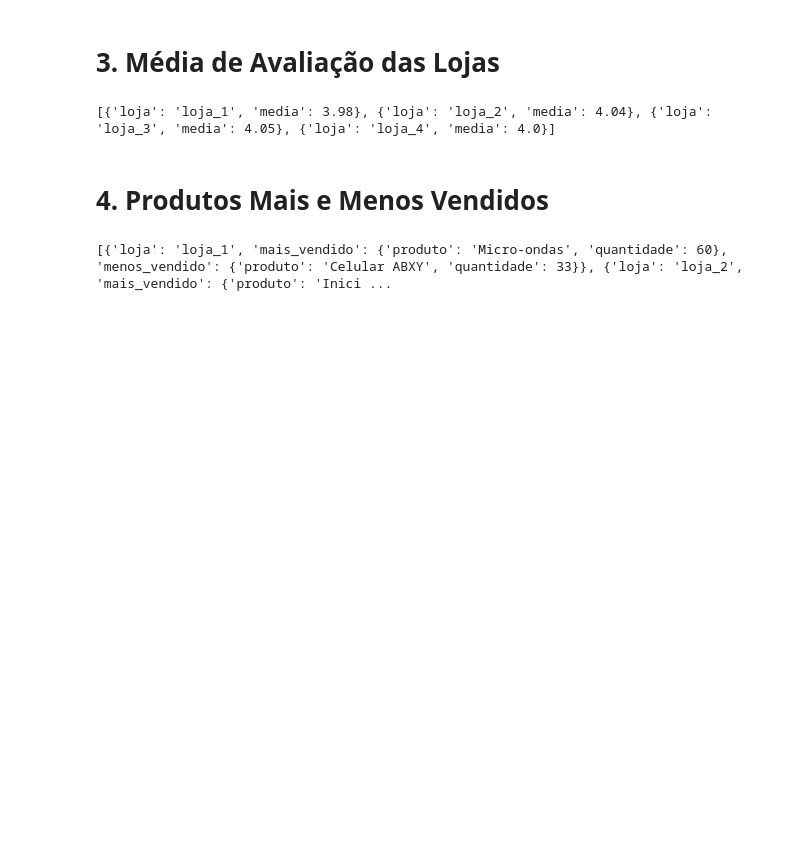
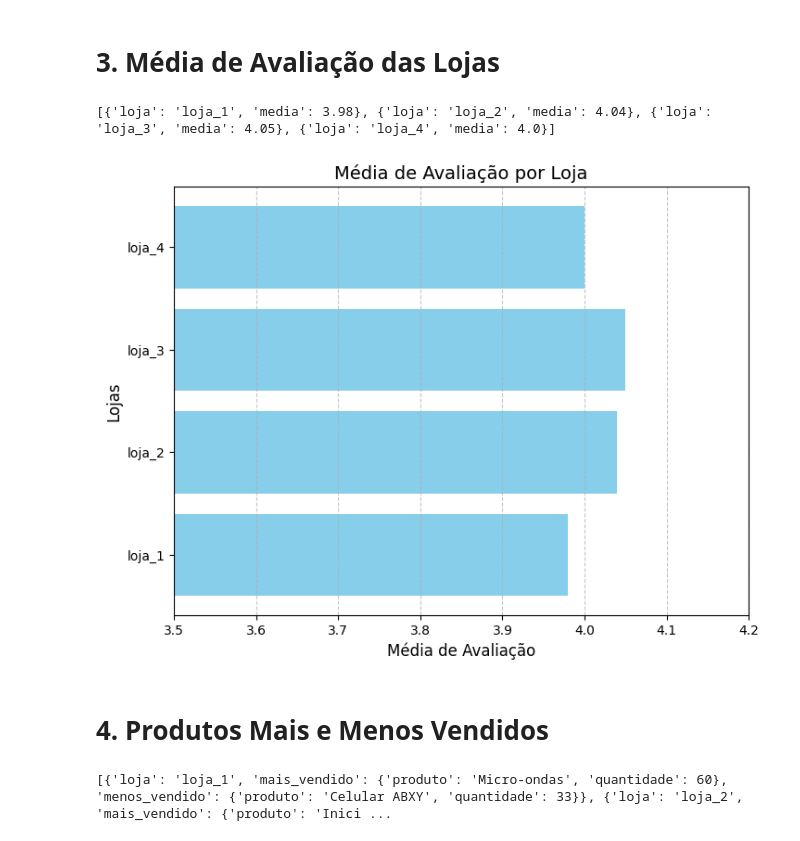
Before and after one commit to gabrielScript-dev/challenge-alura-store, a Jupyter notebook: AluraStoreBr.ipynb, the cells around one changed output. Drawn from its saved outputs; the diff is of its cells as text; code cells hidden in the pictures; blank space fills up the shorter version.

```diff
--- a/AluraStoreBr.ipynb
+++ b/AluraStoreBr.ipynb
@@ -124,6 +169,24 @@ lista_avaliacoes = avaliacao_das_lojas(dados_lojas)
 print(lista_avaliacoes)
 # %% [output]
 [{'loja': 'loja_1', 'media': 3.98}, {'loja': 'loja_2', 'media': 4.04}, {'loja': 'loja_3', 'media': 4.05}, {'loja': 'loja_4', 'media': 4.0}]
+# %%
+# Extraindo os nomes das lojas e as médias de avaliação
+nomes_lojas = [loja['loja'] for loja in lista_avaliacoes]
+medias_avaliacoes = [loja['media'] for loja in lista_avaliacoes]
+
+# Criando o gráfico de barras horizontais
+plt.figure(figsize=(8, 6))
+plt.barh(nomes_lojas, medias_avaliacoes, color='skyblue')
+plt.title('Média de Avaliação por Loja', fontsize=14)
+plt.xlabel('Média de Avaliação', fontsize=12)
+plt.ylabel('Lojas', fontsize=12)
+plt.xticks(fontsize=10)
+plt.yticks(fontsize=10)
+plt.xlim(3.5, 4.2)  # Ajuste do limite do eixo x para melhor visualização
+plt.grid(axis='x', linestyle='--', alpha=0.7)
+plt.show()
+# %% [output]
+[figure, added]
 # %% [markdown]
 # 4. Produtos Mais e Menos Vendidos
 # %%
```
Also changed, not shown: parts of 6 cells of this notebook.
